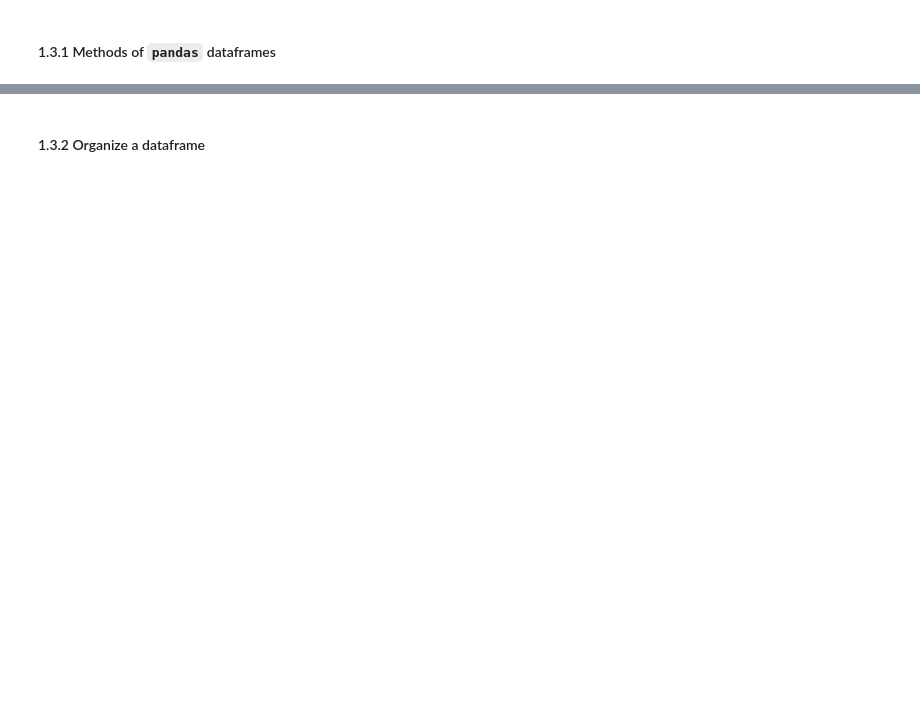
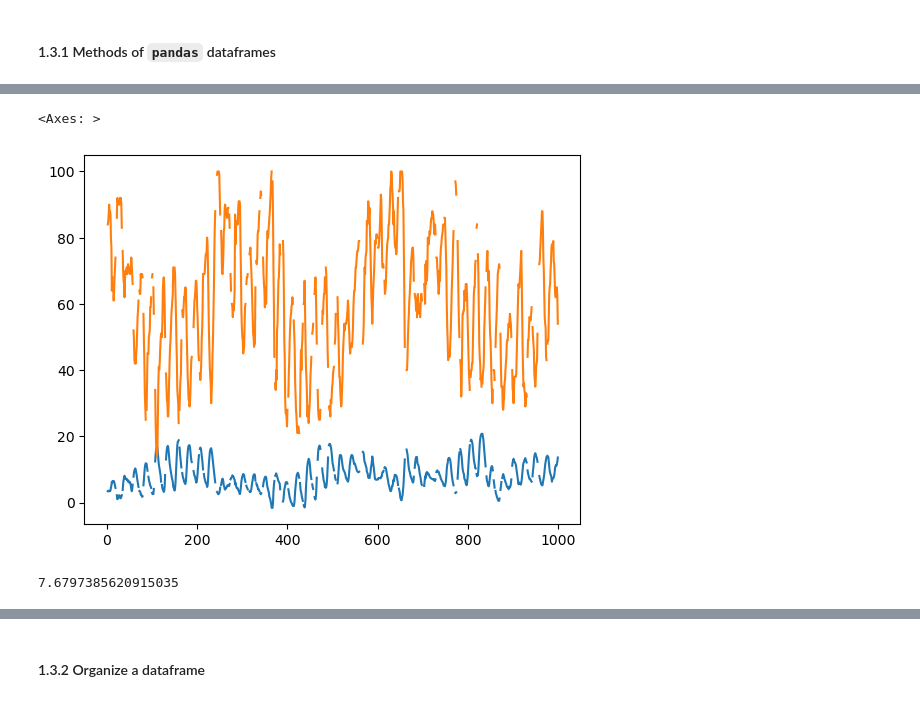
Before and after one commit to vigji/python-cimec-2025, a Jupyter notebook: practicals/Practicals_1.3.ipynb, the cells around one changed output, grey strips where cells are left out. Cells and saved outputs as stored; diff of their text form; code cells hidden in the pictures; blank space fills up the shorter version.

```diff
--- a/practicals/Practicals_1.3.ipynb
+++ b/practicals/Practicals_1.3.ipynb
@@ -150,0 +278,10 @@ meteo_df = get_meteo_dataset()
+# %%
+meteo_df["temperature_2m"][:1000].plot()
+meteo_df["relative_humidity_2m"][:1000].plot()
+# %% [output]
+<Axes: >
+[figure, added]
+# %%
+sum(meteo_df["temperature_2m"].isna()) / len(meteo_df) * 100
+# %% [output]
+7.6797385620915035
```
Also changed, not shown: parts of 15 cells of this notebook, 1 other file.
